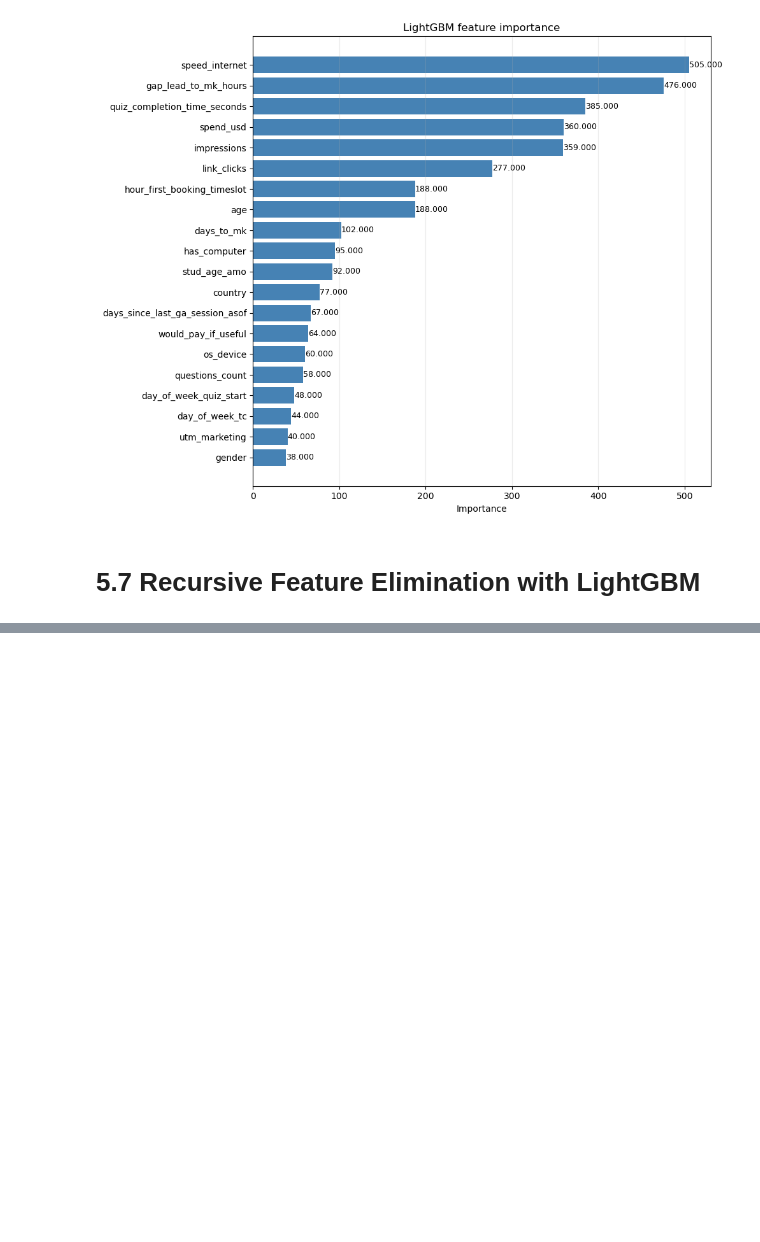
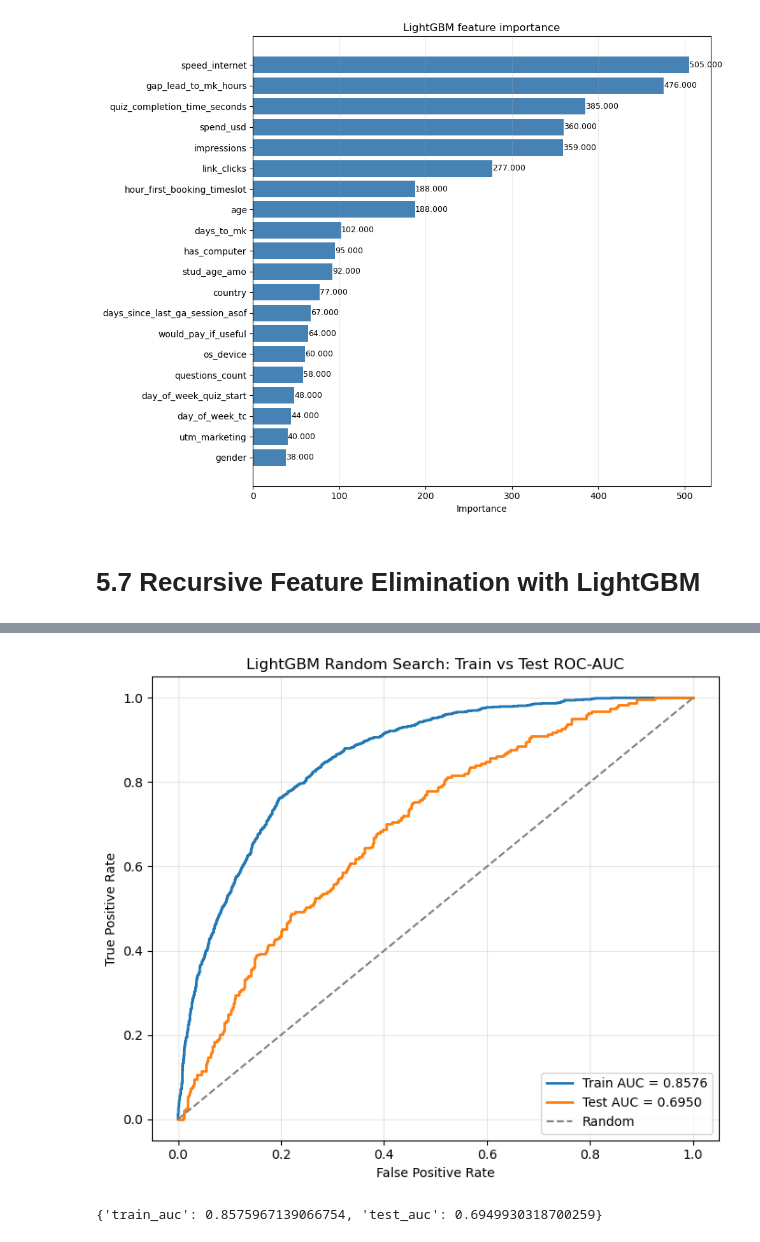
Before and after one commit to AlinaYakubova/Thesis_DTM_Trial_Class_Prediction, a Jupyter notebook: Main_script_diploma.ipynb, the cells around one changed output, grey strips where cells are left out. Cells and saved outputs as stored; diff of their text form; code cells hidden in the pictures; blank space fills up the shorter version.

Commit message:
add random search optimisation

```diff
--- a/Main_script_diploma.ipynb
+++ b/Main_script_diploma.ipynb
@@ -2457,0 +2615,31 @@ plt.show()
+# %%
+lgbm_random_validation_size = 0.2
+lgbm_random_validation_idx = int(len(X_train_lgbm) * (1 - lgbm_random_validation_size))
+
+X_train_lgbm_random_fit = X_train_lgbm.iloc[:lgbm_random_validation_idx].copy()
+y_train_lgbm_random_fit = y_train.iloc[:lgbm_random_validation_idx].copy()
+X_valid_lgbm_random = X_train_lgbm.iloc[lgbm_random_validation_idx:].copy()
+y_valid_lgbm_random = y_train.iloc[lgbm_random_validation_idx:].copy()
+
+lgbm_random_search_model = LGBMClassifier(
+    **lgbm_random_search.best_params_,
+    objective="binary",
+    class_weight="balanced",
+    random_state=42,
+    n_jobs=-1,
+)
+
+lgbm_random_search_model.fit(
+    X_train_lgbm_random_fit,
+    y_train_lgbm_random_fit,
+    categorical_feature=cat_features_lgbm,
+    eval_set=[(X_valid_lgbm_random, y_valid_lgbm_random)],
+    eval_metric="auc",
+    callbacks=[
+        early_stopping(stopping_rounds=50),
+        log_evaluation(period=100),
+    ],
+)
+
+lgbm_random_pred = lgbm_random_search_model.predict(X_test_lgbm)
+lgbm_random_proba = lgbm_random_search_model.predict_proba(X_test_lgbm)[:, 1]
@@ -2457,0 +2696,14 @@ plt.show()
+# %%
+lgbm_random_aucs = plot_train_test_roc_auc(
+    lgbm_random_search_model,
+    X_train_lgbm,
+    y_train,
+    X_test_lgbm,
+    y_test,
+    title="LightGBM Random Search: Train vs Test ROC-AUC",
+)
+
+print(lgbm_random_aucs)
+# %% [output]
+[figure, added]
+{'train_auc': 0.8575967139066754, 'test_auc': 0.6949930318700259}
```
Also changed, not shown: parts of 12 cells of this notebook.
